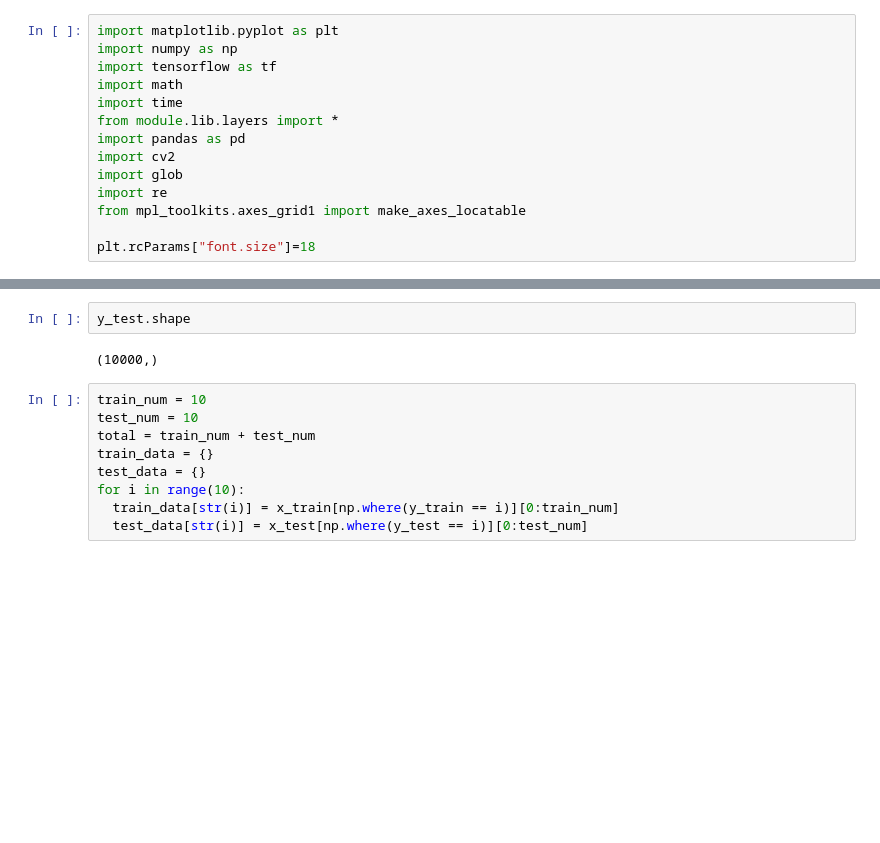
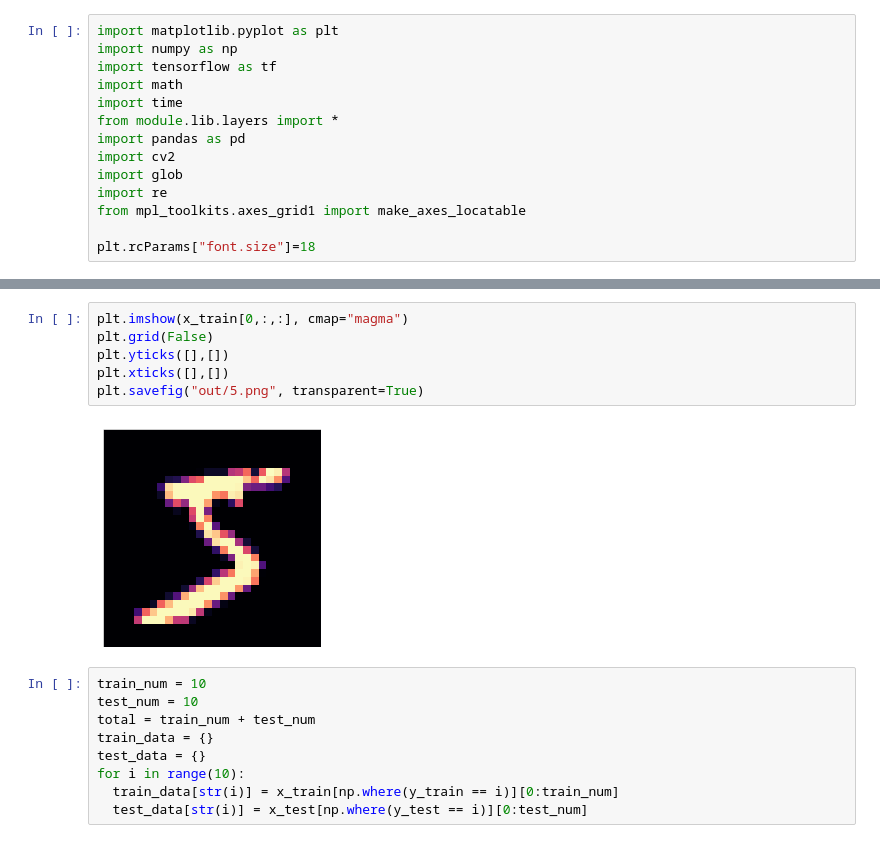
Before and after one commit to fftakumi/MOD2NN, a Jupyter notebook: Faraday/two_dim/test2.ipynb, the cells around one changed output, grey strips where cells are left out. Saved outputs shown, nothing was run; the diff lists cells and outputs as text; blank space fills up the shorter version.

```diff
--- a/Faraday/two_dim/test2.ipynb
+++ b/Faraday/two_dim/test2.ipynb
@@ -23,7 +28,11 @@ NameError: name 'tf' is not defined
-# %%
-y_test.shape
-# %% [output]
-(10000,)
+# %%
+plt.imshow(x_train[0,:,:], cmap="magma")
+plt.grid(False)
+plt.yticks([],[])
+plt.xticks([],[])
+plt.savefig("out/5.png", transparent=True)
+# %% [output]
+[figure, added]
 # %%
 train_num = 10
 test_num = 10
```
Also changed, not shown: parts of 13 cells of this notebook, 9 other files.
